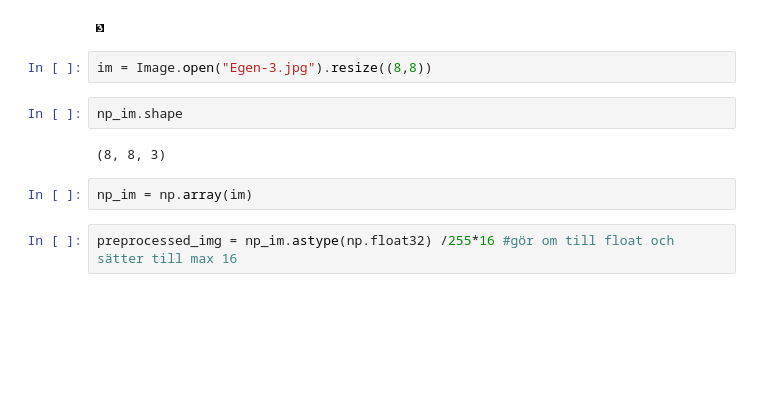
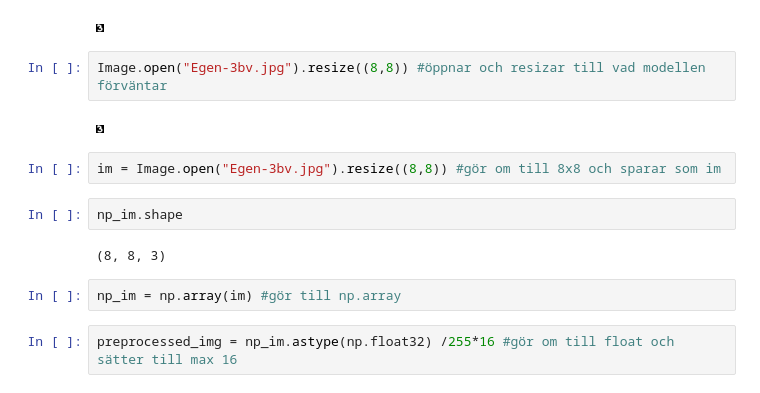
Before and after one commit to TheKeiser/ai-ml-principles-exercises, a Jupyter notebook: ML-training/digit_classification_sklearn.ipynb, the cells around one changed output. Cells and saved outputs as stored; diff of their text form; blank space fills up the shorter version.

```diff
--- a/ML-training/digit_classification_sklearn.ipynb
+++ b/ML-training/digit_classification_sklearn.ipynb
@@ -163,14 +163,18 @@ array([1, 5, 9, 9, 5, 1, 1, 0, 9, 3])
 Image.open("Egen-3.jpg").resize((8,8)) #öppnar och resizar till vad modellen förväntar
 # %% [output]
 [figure]
+# %%
+Image.open("Egen-3bv.jpg").resize((8,8)) #öppnar och resizar till vad modellen förväntar
+# %% [output]
+[figure, added]
 # %%
-im = Image.open("Egen-3.jpg").resize((8,8))
+im = Image.open("Egen-3bv.jpg").resize((8,8)) #gör om till 8x8 och sparar som im
 # %%
 np_im.shape
 # %% [output]
 (8, 8, 3)
 # %%
-np_im = np.array(im)
+np_im = np.array(im) #gör till np.array
 # %%
 preprocessed_img = np_im.astype(np.float32) /255*16 #gör om till float och sätter till max 16
 # %%
```
Also changed, not shown: parts of 12 cells of this notebook.
